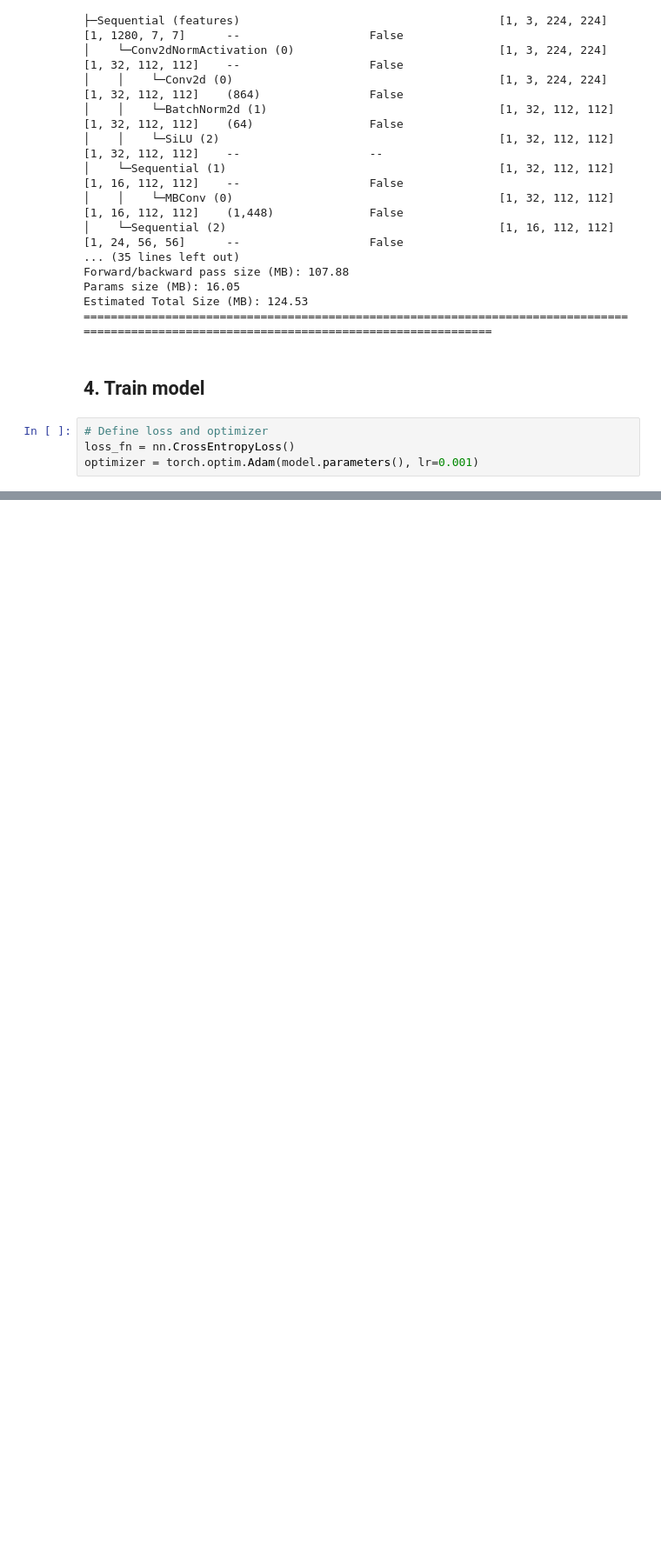
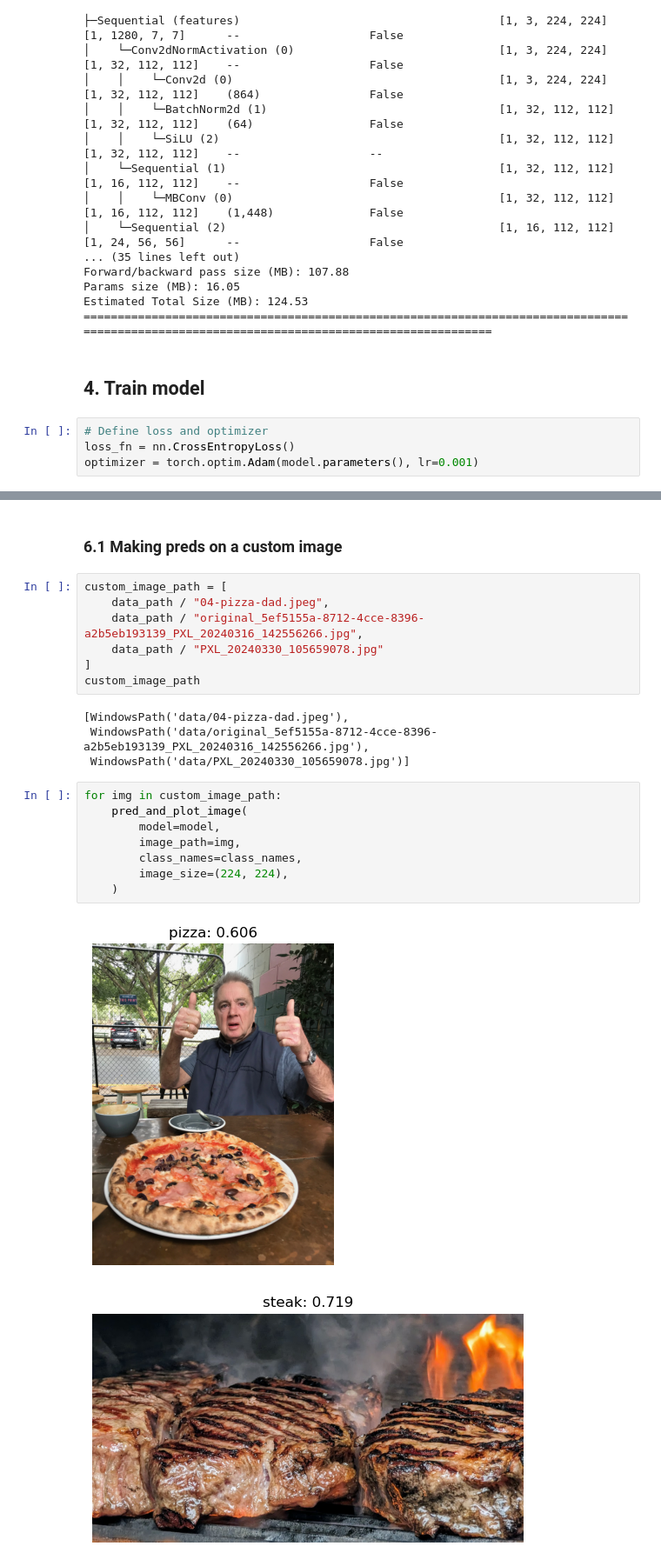
Before and after one commit to gvtsch/ZTM_Pytorch_ud, a Jupyter notebook: 06_pytorch_transfer_learning.ipynb, the cells around one changed output, grey strips where cells are left out. Shown at 87% size. Saved outputs shown, nothing was run; the diff lists cells and outputs as text; blank space fills up the shorter version.

Commit message:
Making predictions on custom data

```diff
--- a/06_pytorch_transfer_learning.ipynb
+++ b/06_pytorch_transfer_learning.ipynb
@@ -367,0 +453,24 @@ plot_loss_curves(results)
+# %% [markdown]
+### 6.1 Making preds on a custom image
+# %%
+custom_image_path = [
+    data_path / "04-pizza-dad.jpeg",
+    data_path / "original_5ef5155a-8712-4cce-8396-a2b5eb193139_PXL_20240316_142556266.jpg",
+    data_path / "PXL_20240330_105659078.jpg"
+]
+custom_image_path
+# %% [output]
+[WindowsPath('data/04-pizza-dad.jpeg'),
+ WindowsPath('data/original_5ef5155a-8712-4cce-8396-a2b5eb193139_PXL_20240316_142556266.jpg'),
+ WindowsPath('data/PXL_20240330_105659078.jpg')]
+# %%
+for img in custom_image_path:
+    pred_and_plot_image(
+        model=model,
+        image_path=img,
+        class_names=class_names,
+        image_size=(224, 224),
+    )
+# %% [output]
+[figure, added]
+[figure, added]
```
Also changed, not shown: parts of 6 cells of this notebook.
